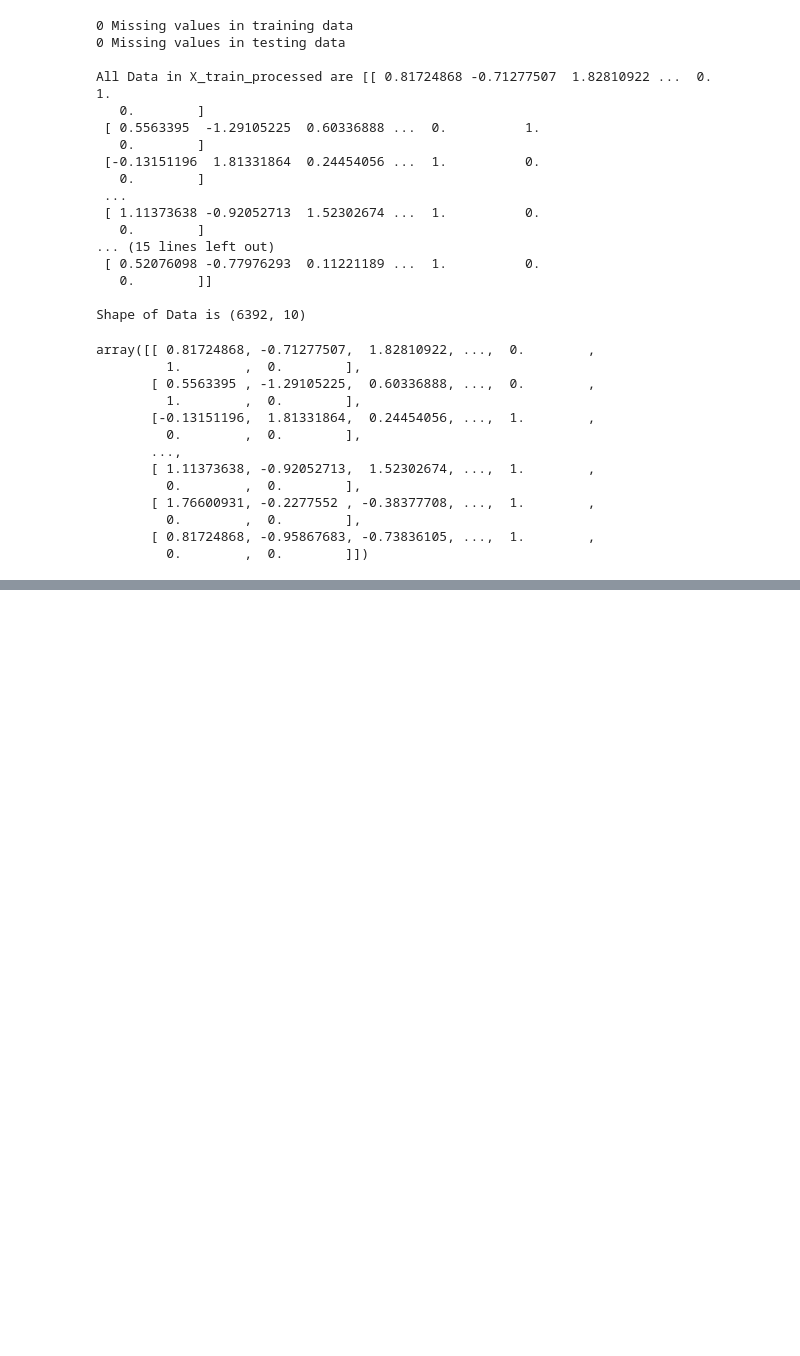
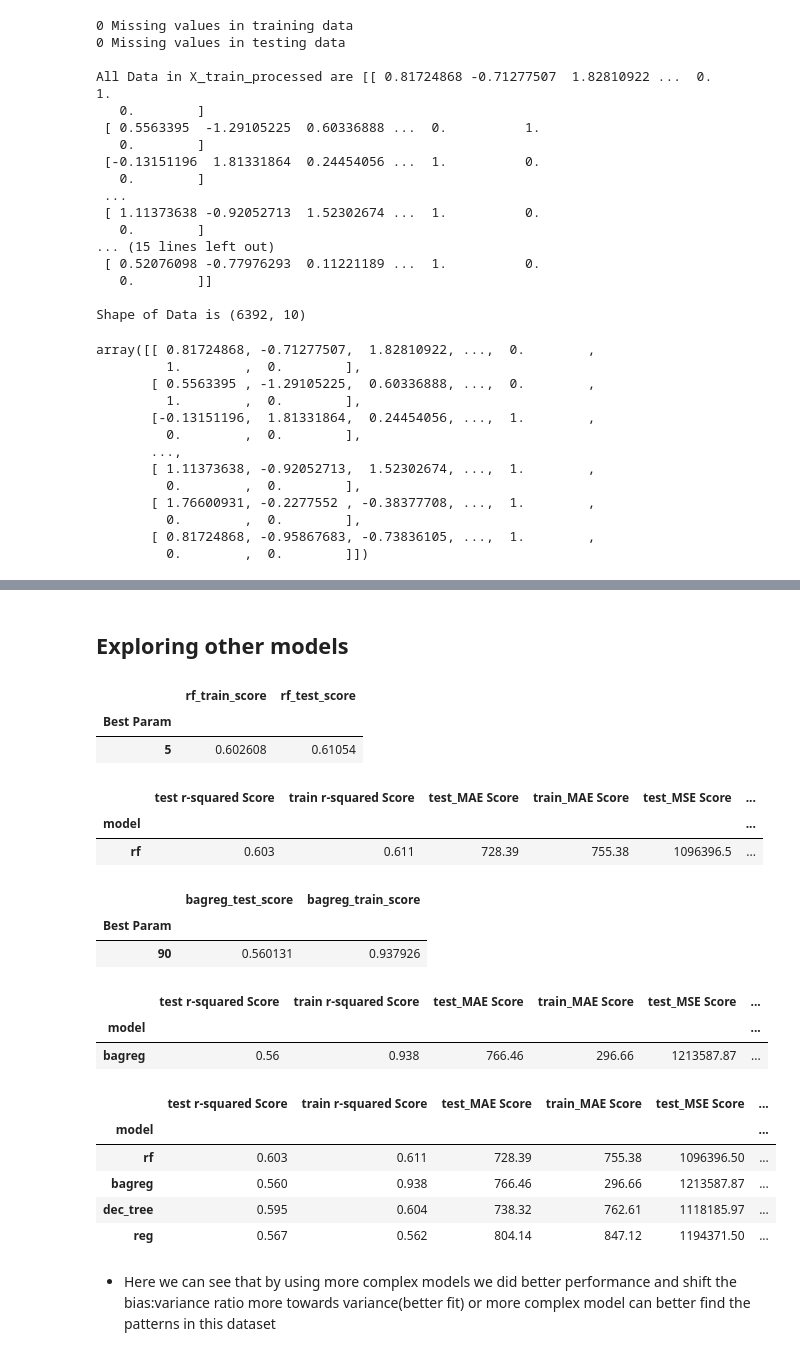
Before and after one commit to KDcodePy/Coding-dojo-project1-part1, a Jupyter notebook: Sales_prediction.ipynb, the cells around one changed output, grey strips where cells are left out. Saved outputs shown, nothing was run; the diff lists cells and outputs as text; code cells hidden in the pictures; blank space fills up the shorter version.

```diff
--- a/Sales_prediction.ipynb
+++ b/Sales_prediction.ipynb
@@ -686,0 +865,4 @@ array([[ 0.81724868, -0.71277507,  1.82810922, ...,  0.        ,
+# %%
+#get Linear Regressor metric scores
+reg_scores = get_metrics("reg", 0)
+reg_scores
@@ -686,0 +885,4 @@ array([[ 0.81724868, -0.71277507,  1.82810922, ...,  0.        ,
+# %%
+#get Decision Tree Regressor model metric scores
+dt_best_scores = get_metrics("dec_tree", 5)
+dt_best_scores
@@ -686,0 +906,49 @@ array([[ 0.81724868, -0.71277507,  1.82810922, ...,  0.        ,
+# %% [markdown]
+## Exploring other models
+# %%
+#Instantiate RandomForest Regressor
+rf_depths = list(range(2,42))
+rf_cols = ["rf_train_score", "rf_test_score"]
+rf_get_best = get_best_param("rf", X_train, X_test, y_train, y_test , rf_depths, rf_cols)
+rf_get_best
+# %% [output]
+|  | rf_train_score | rf_test_score |
+| Best Param |  |  |
+| 5 | 0.602608 | 0.61054 |
+# %%
+rf_best_score = get_metrics("rf", 5)
+rf_best_score
+# %% [output]
+|  | test r-squared Score | train r-squared Score | test_MAE Score | train_MAE Score | test_MSE Score | ... |
+| model |  |  |  |  |  | ... |
+| rf | 0.603 | 0.611 | 728.39 | 755.38 | 1096396.5 | ... |
+# %%
+#Instantiate Bagging Regressor
+bagreg_est = list(range(10,100,10))
+bagreg_cols = ["bagreg_test_score", "bagreg_train_score"]
+bagreg_get_best = get_best_param("bagreg", X_train, X_test, y_train, y_test, bagreg_est,bagreg_cols)
+bagreg_get_best
+# %% [output]
+|  | bagreg_test_score | bagreg_train_score |
+| Best Param |  |  |
+| 90 | 0.560131 | 0.937926 |
+# %%
+bagreg_best_score = get_metrics("bagreg", 90)
+bagreg_best_score
+# %% [output]
+|  | test r-squared Score | train r-squared Score | test_MAE Score | train_MAE Score | test_MSE Score | ... |
+| model |  |  |  |  |  | ... |
+| bagreg | 0.56 | 0.938 | 766.46 | 296.66 | 1213587.87 | ... |
+# %%
+#get final score
+final_score = pd.concat([rf_best_score,bagreg_best_score, dt_best_scores,reg_scores])
+final_score
+# %% [output]
+|  | test r-squared Score | train r-squared Score | test_MAE Score | train_MAE Score | test_MSE Score | ... |
+| model |  |  |  |  |  | ... |
+| rf | 0.603 | 0.611 | 728.39 | 755.38 | 1096396.50 | ... |
+| bagreg | 0.560 | 0.938 | 766.46 | 296.66 | 1213587.87 | ... |
+| dec_tree | 0.595 | 0.604 | 738.32 | 762.61 | 1118185.97 | ... |
+| reg | 0.567 | 0.562 | 804.14 | 847.12 | 1194371.50 | ... |
+# %% [markdown]
+- Here we can see that by using more complex models we did better performance and shift the bias:variance ratio more towards variance(better fit) or more complex model can better find the patterns in this dataset
```
Also changed, not shown: parts of 36 cells of this notebook.
